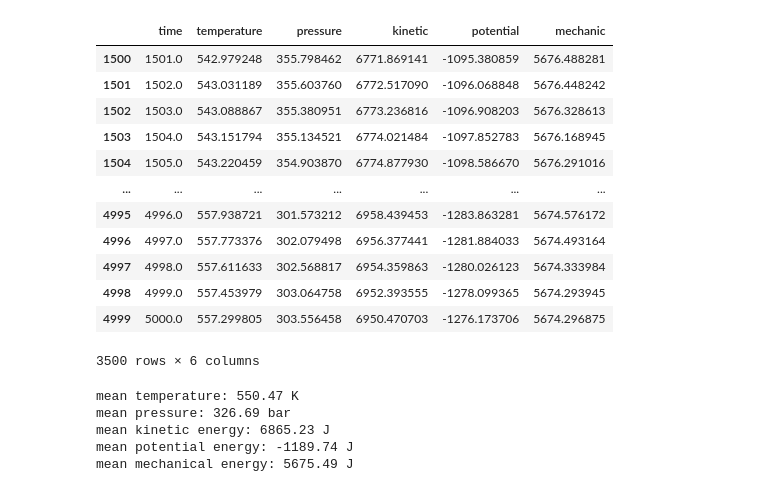
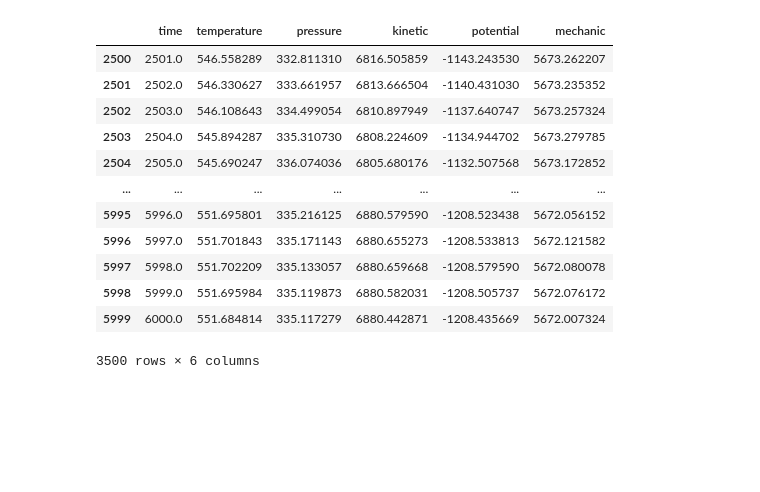
Before and after one commit to willc127/equilibrium_statistical_mechanics, a Jupyter notebook: graphs.ipynb, the cells around one changed output. Drawn from its saved outputs; the diff is of its cells as text; code cells hidden in the pictures; blank space fills up the shorter version.

```diff
--- a/graphs.ipynb
+++ b/graphs.ipynb
@@ -22,41 +23,26 @@ display(data)
 # %%
 t = data.iloc[:,0]
 temp = data.iloc[:,1]
 pr  = data.iloc[:,2]
 kin = data.iloc[:,3]
 pot = data.iloc[:,4]
 mec = data.iloc[:,5]
+
+#means after equilibration zone
+data_mean = data.loc[2500:len(t)]
+display(data_mean)
+t2 = data_mean.iloc[:,0]
+# %% [output]
+|  | time | temperature | pressure | kinetic | potential | mechanic |
+| 2500 | 2501.0 | 546.558289 | 332.811310 | 6816.505859 | -1143.243530 | 5673.262207 |
+| 2501 | 2502.0 | 546.330627 | 333.661957 | 6813.666504 | -1140.431030 | 5673.235352 |
+| 2502 | 2503.0 | 546.108643 | 334.499054 | 6810.897949 | -1137.640747 | 5673.257324 |
+| 2503 | 2504.0 | 545.894287 | 335.310730 | 6808.224609 | -1134.944702 | 5673.279785 |
+| 2504 | 2505.0 | 545.690247 | 336.074036 | 6805.680176 | -1132.507568 | 5673.172852 |
+| ... | ... | ... | ... | ... | ... | ... |
+| 5995 | 5996.0 | 551.695801 | 335.216125 | 6880.579590 | -1208.523438 | 5672.056152 |
+| 5996 | 5997.0 | 551.701843 | 335.171143 | 6880.655273 | -1208.533813 | 5672.121582 |
+| 5997 | 5998.0 | 551.702209 | 335.133057 | 6880.659668 | -1208.579590 | 5672.080078 |
+| 5998 | 5999.0 | 551.695984 | 335.119873 | 6880.582031 | -1208.505737 | 5672.076172 |
+| 5999 | 6000.0 | 551.684814 | 335.117279 | 6880.442871 | -1208.435669 | 5672.007324 |
+3500 rows × 6 columns
-# %%
-#means after equilibration zone
-data_mean = data.loc['1500':len(t)]
-display(data_mean)
-t2 = data_mean.iloc[:,0]
-temp_mean = sum(data_mean.iloc[:,1])/len(data_mean.iloc[:,1])
-pr_mean = sum(data_mean.iloc[:,2])/len(data_mean.iloc[:,2])
-kin_mean = sum(data_mean.iloc[:,3])/len(data_mean.iloc[:,3])
-pot_mean = sum(data_mean.iloc[:,4])/len(data_mean.iloc[:,4])
-mec_mean = sum(data_mean.iloc[:,5])/len(data_mean.iloc[:,5])
-print('mean temperature: {:.2f} K'.format(temp_mean))
-print('mean pressure: {:.2f} bar'.format(pr_mean))
-print('mean kinetic energy: {:.2f} J'.format(kin_mean))
-print('mean potential energy: {:.2f} J'.format(pot_mean))
-print('mean mechanical energy: {:.2f} J'.format(mec_mean))
-# %% [output]
-|  | time | temperature | pressure | kinetic | potential | mechanic |
-| 1500 | 1501.0 | 542.979248 | 355.798462 | 6771.869141 | -1095.380859 | 5676.488281 |
-| 1501 | 1502.0 | 543.031189 | 355.603760 | 6772.517090 | -1096.068848 | 5676.448242 |
-| 1502 | 1503.0 | 543.088867 | 355.380951 | 6773.236816 | -1096.908203 | 5676.328613 |
-| 1503 | 1504.0 | 543.151794 | 355.134521 | 6774.021484 | -1097.852783 | 5676.168945 |
-| 1504 | 1505.0 | 543.220459 | 354.903870 | 6774.877930 | -1098.586670 | 5676.291016 |
-| ... | ... | ... | ... | ... | ... | ... |
-| 4995 | 4996.0 | 557.938721 | 301.573212 | 6958.439453 | -1283.863281 | 5674.576172 |
-| 4996 | 4997.0 | 557.773376 | 302.079498 | 6956.377441 | -1281.884033 | 5674.493164 |
-| 4997 | 4998.0 | 557.611633 | 302.568817 | 6954.359863 | -1280.026123 | 5674.333984 |
-| 4998 | 4999.0 | 557.453979 | 303.064758 | 6952.393555 | -1278.099365 | 5674.293945 |
-| 4999 | 5000.0 | 557.299805 | 303.556458 | 6950.470703 | -1276.173706 | 5674.296875 |
-3500 rows × 6 columns
-mean temperature: 550.47 K
-mean pressure: 326.69 bar
-mean kinetic energy: 6865.23 J
-mean potential energy: -1189.74 J
-mean mechanical energy: 5675.49 J
```
Also changed, not shown: parts of 8 cells of this notebook, 13 other files.
